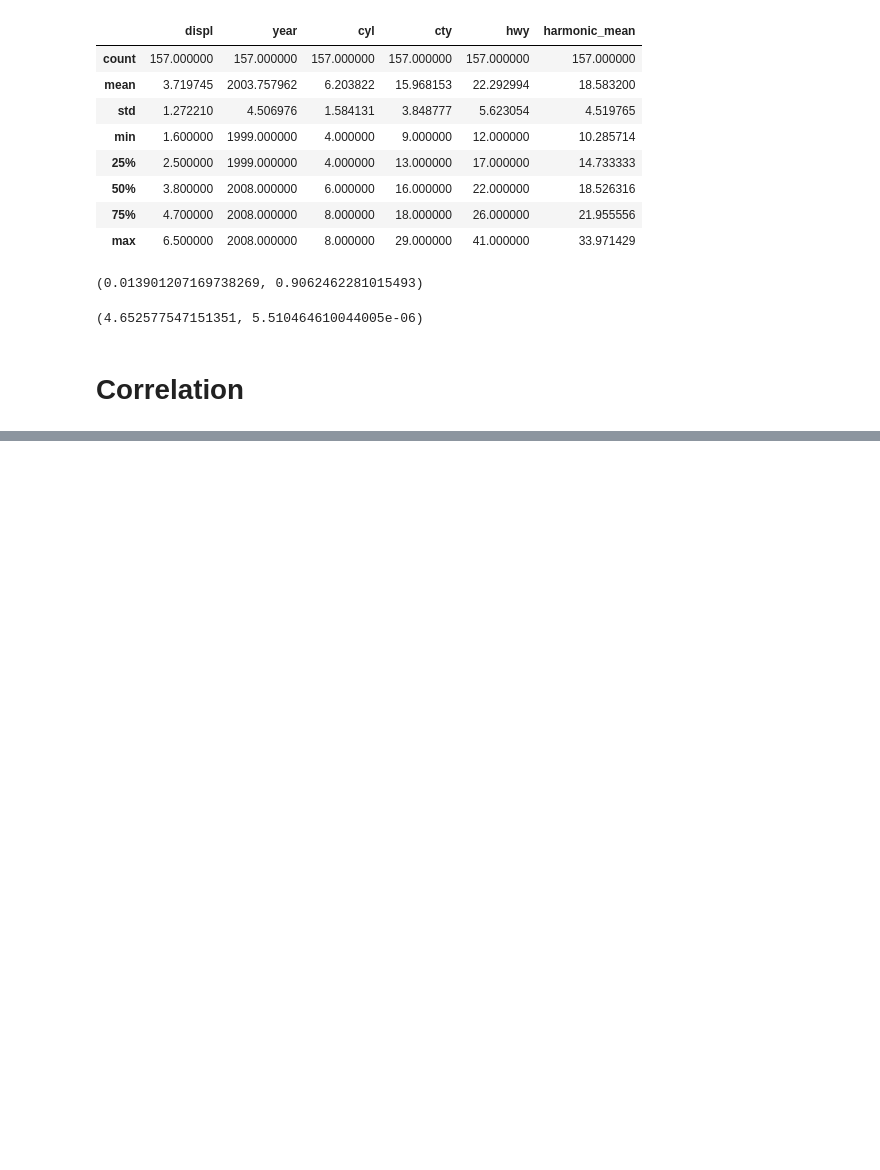
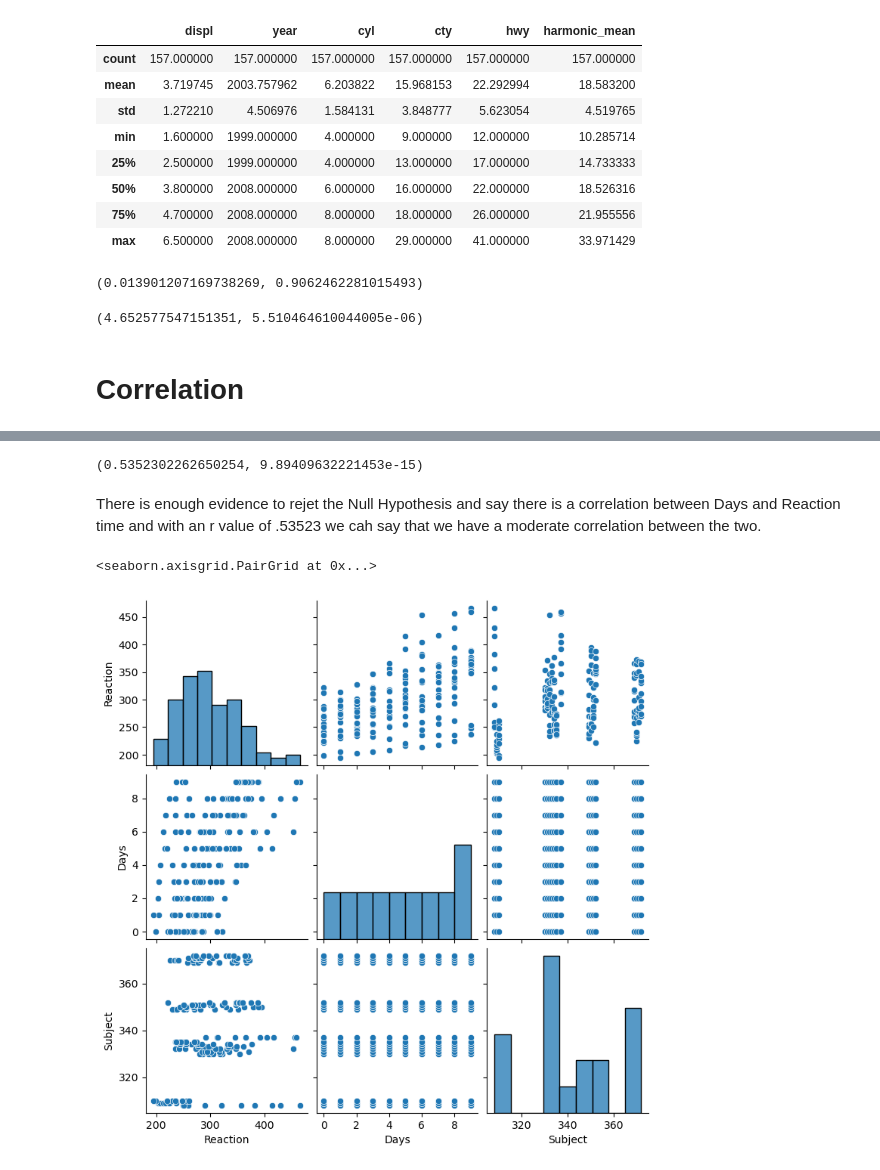
Before and after one commit to Alfred-W-S-Pirovits-Jr/statistics-exercises, a Jupyter notebook: hypothesis_testing.ipynb, the cells around one changed output, grey strips where cells are left out. Cells and saved outputs as stored; diff of their text form; code cells hidden in the pictures; blank space fills up the shorter version.

```diff
--- a/hypothesis_testing.ipynb
+++ b/hypothesis_testing.ipynb
@@ -267,0 +369,3 @@ t, p
+# %%
+sleepstudy = data('sleepstudy')
+sleepstudy
@@ -267,0 +388,16 @@ t, p
+# %%
+#Null hyp: There is no correlation between days and reaction time
+#Alt hyp: There is a correlation
+#α < .05
+
+corr, p = stats.pearsonr(sleepstudy.Days, sleepstudy.Reaction)
+corr, p
+# %% [output]
+(0.5352302262650254, 9.89409632221453e-15)
+# %% [markdown]
+There is enough evidence to rejet the Null Hypothesis and say there is a correlation between Days and Reaction time and with an r value of .53523 we cah say that we have a moderate correlation between the two.
+# %%
+sns.pairplot(sleepstudy)
+# %% [output]
+<seaborn.axisgrid.PairGrid at 0x...>
+[figure, added]
```
Also changed, not shown: parts of 27 cells of this notebook.
